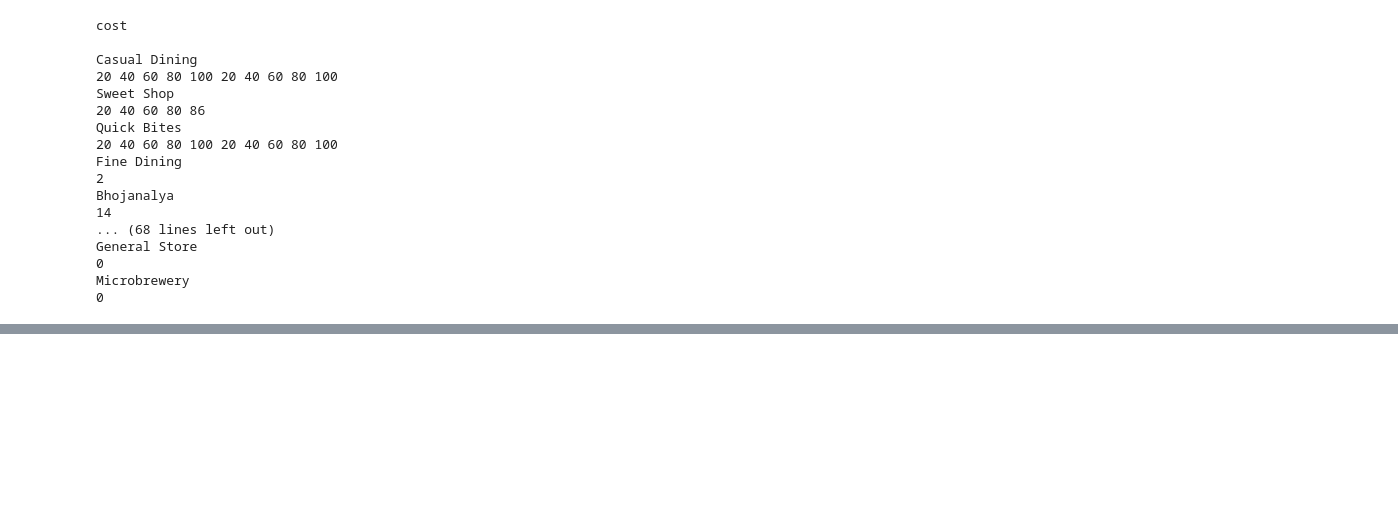
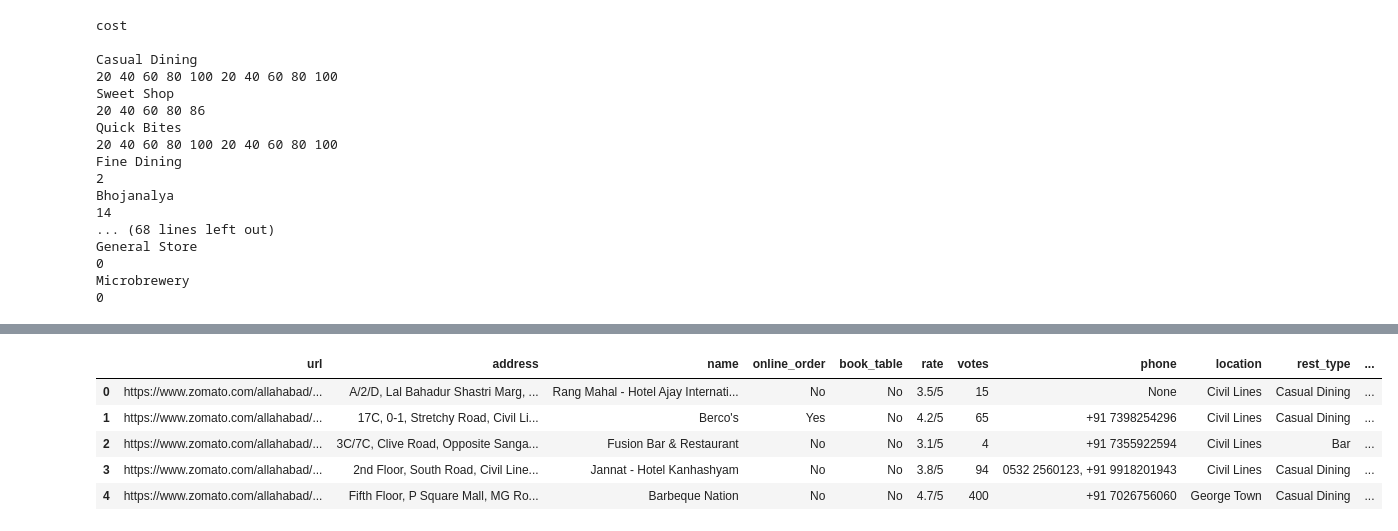
Before and after one commit to rahul-jha98/RestaurantTrends.stats-Backend, a Jupyter notebook: ZomatoDataset.ipynb, the cells around one changed output, grey strips where cells are left out. Drawn from its saved outputs; the diff is of its cells as text; code cells hidden in the pictures; blank space fills up the shorter version.

```diff
--- a/ZomatoDataset.ipynb
+++ b/ZomatoDataset.ipynb
@@ -93,6 +95,12 @@ class Restaurant:
         reviews = "Reviews {}".format(self.reviews)
 
         return basic + location + online + other + reviews
+
+    def get_row(self):
+
+      return [self.url, self.address, self.name, self.online_order, self.book_table, self.rate, self.votes,
+              self.phone, self.location, self.rest_type, self.dish_liked, self.cuisines, self.approx_cost,
+              self.reviews, self.latitude, self.longitude, self.location]
 # %%
 class ZomatoDatasetCreator:
     def __init__(self, city_name):
@@ -322,0 +344,5 @@ print(creator.all_restaurants[285])
+# %%
+np_data  = np.empty((len(data_list), len(data_list[0].get_row())), dtype=object)
+for i in tqdm(range(len(data_list[:]))):
+  rest = data_list[i]
+  np_data[i] = rest.get_row()
@@ -322,0 +371,12 @@ print(creator.all_restaurants[285])
+# %%
+df = pd.DataFrame(np_data, columns = ['url', 'address', 'name', 'online_order', 'book_table', 'rate', 'votes', 'phone', 'location',
+                                      'rest_type', 'dish_liked', 'cuisines', 'approx_cost', 'reviews', 'latitude', 'longitude', 'location'])
+
+df.head()
+# %% [output]
+|  | url | address | name | online_order | book_table | rate | votes | phone | location | rest_type | ... |
+| 0 | https://www.zomato.com/allahabad/... | A/2/D, Lal Bahadur Shastri Marg, ... | Rang Mahal - Hotel Ajay Internati... | No | No | 3.5/5 | 15 | None | Civil Lines | Casual Dining | ... |
+| 1 | https://www.zomato.com/allahabad/... | 17C, 0-1, Stretchy Road, Civil Li... | Berco's | Yes | No | 4.2/5 | 65 | +91 7398254296 | Civil Lines | Casual Dining | ... |
+| 2 | https://www.zomato.com/allahabad/... | 3C/7C, Clive Road, Opposite Sanga... | Fusion Bar & Restaurant | No | No | 3.1/5 | 4 | +91 7355922594 | Civil Lines | Bar | ... |
+| 3 | https://www.zomato.com/allahabad/... | 2nd Floor, South Road, Civil Line... | Jannat - Hotel Kanhashyam | No | No | 3.8/5 | 94 | 0532 2560123, +91 9918201943 | Civil Lines | Casual Dining | ... |
+| 4 | https://www.zomato.com/allahabad/... | Fifth Floor, P Square Mall, MG Ro... | Barbeque Nation | No | No | 4.7/5 | 400 | +91 7026756060 | George Town | Casual Dining | ... |
```
Also changed, not shown: parts of 14 cells of this notebook.
